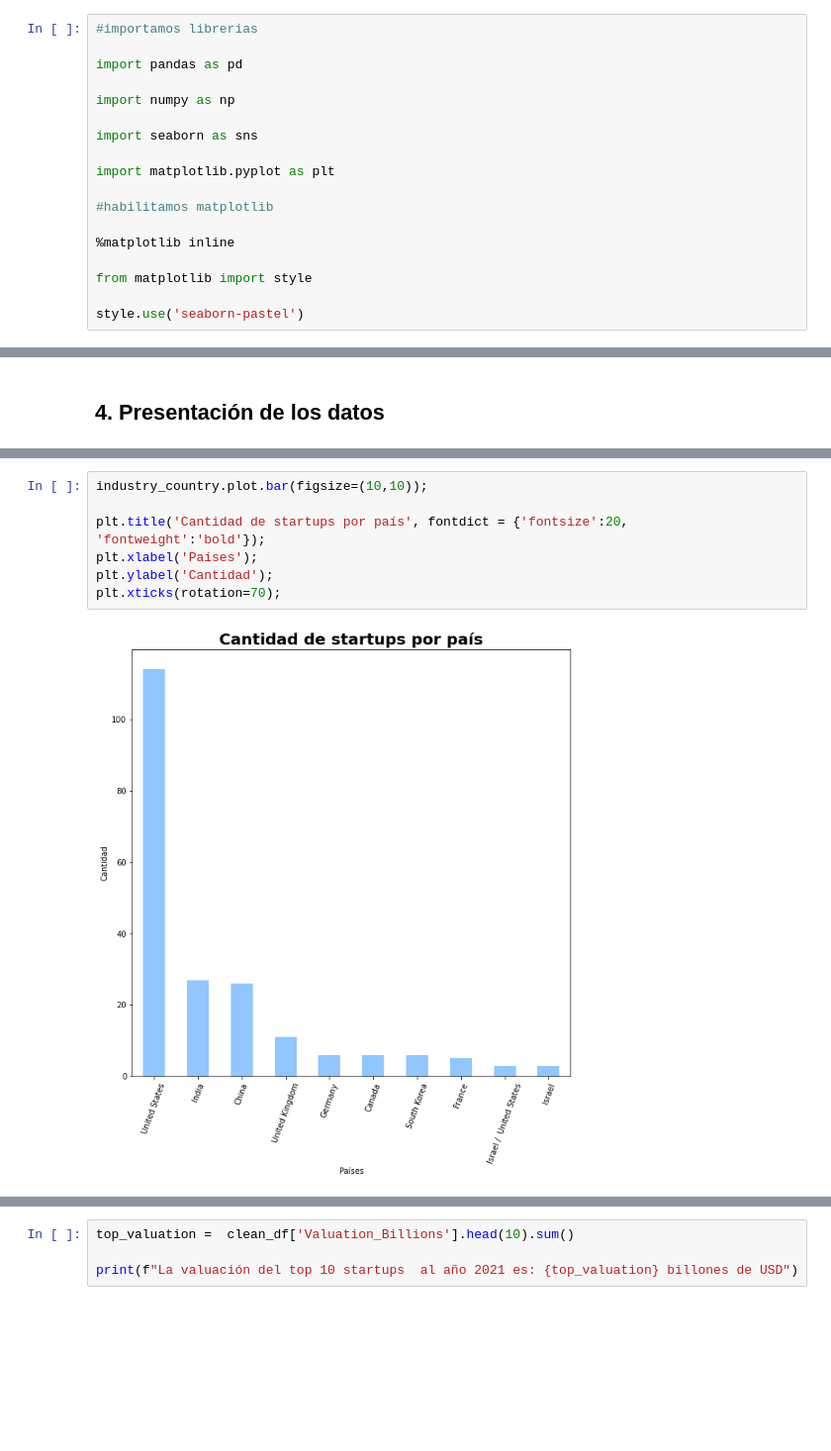
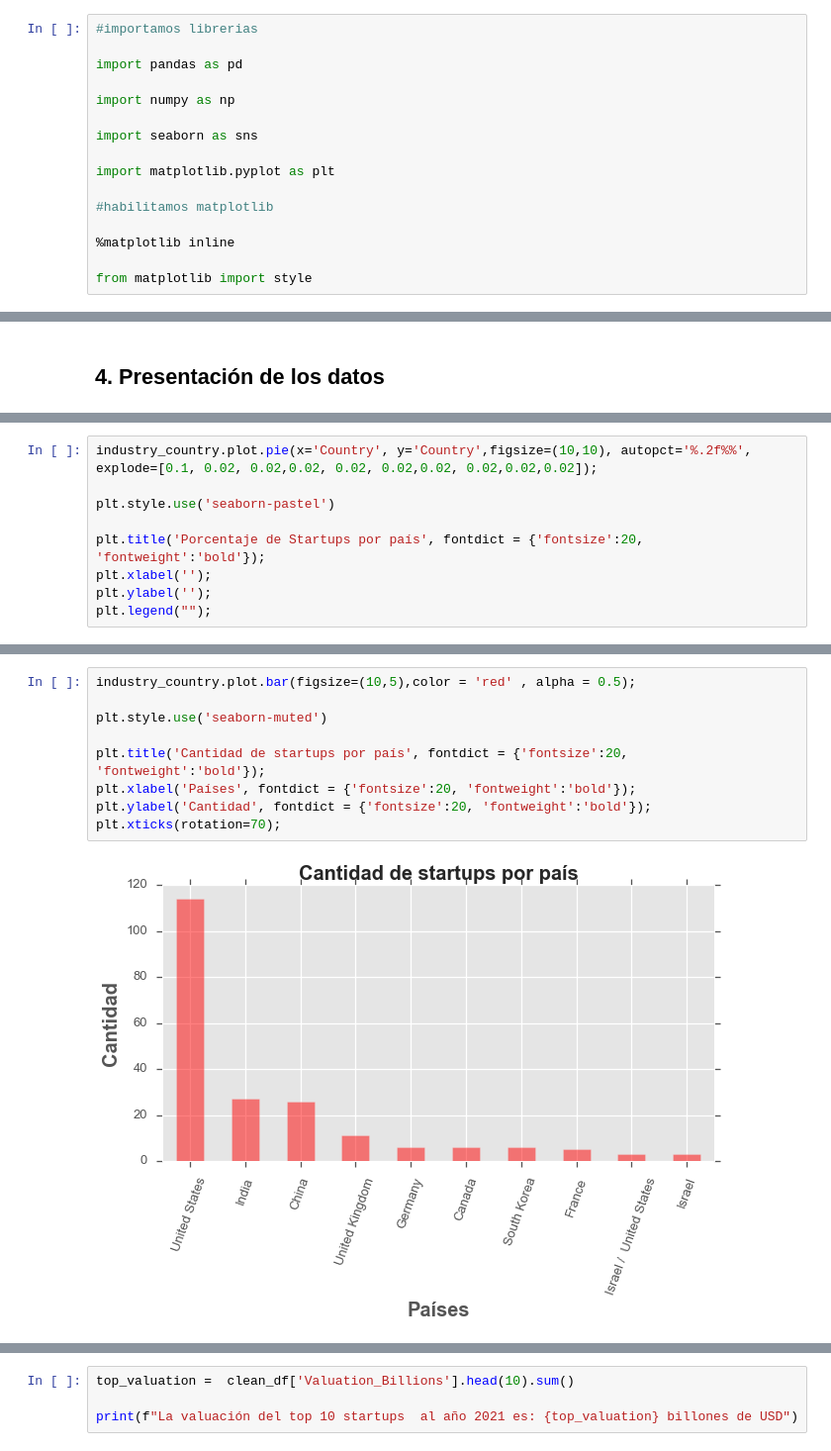
Before and after one commit to Franblar/Proyecto-Final---Startups, a Jupyter notebook: Análisis de datos - Startups.ipynb, the cells around one changed output, grey strips where cells are left out. Shown: that part at 99% size. Cells and saved outputs as stored; diff of their text form; blank space fills up the shorter version.

```diff
--- a/Análisis de datos - Startups.ipynb
+++ b/Análisis de datos - Startups.ipynb
@@ -52,8 +56,6 @@ import matplotlib.pyplot as plt
 %matplotlib inline
 
 from matplotlib import style
-
-style.use('seaborn-pastel')
 # %%
 #definimos el path al Dataset e importamos los datos al Dataframe
 
@@ -246,3 +242,12 @@ industry_country.to_frame()
 | France | 5 |
 | Israel / United States | 3 |
 | Israel | 3 |
+# %%
+industry_country.plot.pie(x='Country', y='Country',figsize=(10,10), autopct='%.2f%%',  explode=[0.1, 0.02, 0.02,0.02, 0.02, 0.02,0.02, 0.02,0.02,0.02]);
+
+plt.style.use('seaborn-pastel')
+
+plt.title('Porcentaje de Startups por país', fontdict = {'fontsize':20, 'fontweight':'bold'});
+plt.xlabel('');
+plt.ylabel('');
+plt.legend("");
@@ -249,9 +256,11 @@ industry_country.to_frame()
 # %%
-industry_country.plot.bar(figsize=(10,10));
+industry_country.plot.bar(figsize=(10,5),color = 'red' , alpha = 0.5);
+
+plt.style.use('seaborn-muted')
 
 plt.title('Cantidad de startups por país', fontdict = {'fontsize':20, 'fontweight':'bold'});
-plt.xlabel('Países');
-plt.ylabel('Cantidad');
+plt.xlabel('Países', fontdict = {'fontsize':20, 'fontweight':'bold'});
+plt.ylabel('Cantidad', fontdict = {'fontsize':20, 'fontweight':'bold'});
 plt.xticks(rotation=70);
 # %% [output]
-[figure, old version]
+[figure, new version]
```
Also changed, not shown: parts of 50 cells of this notebook.
